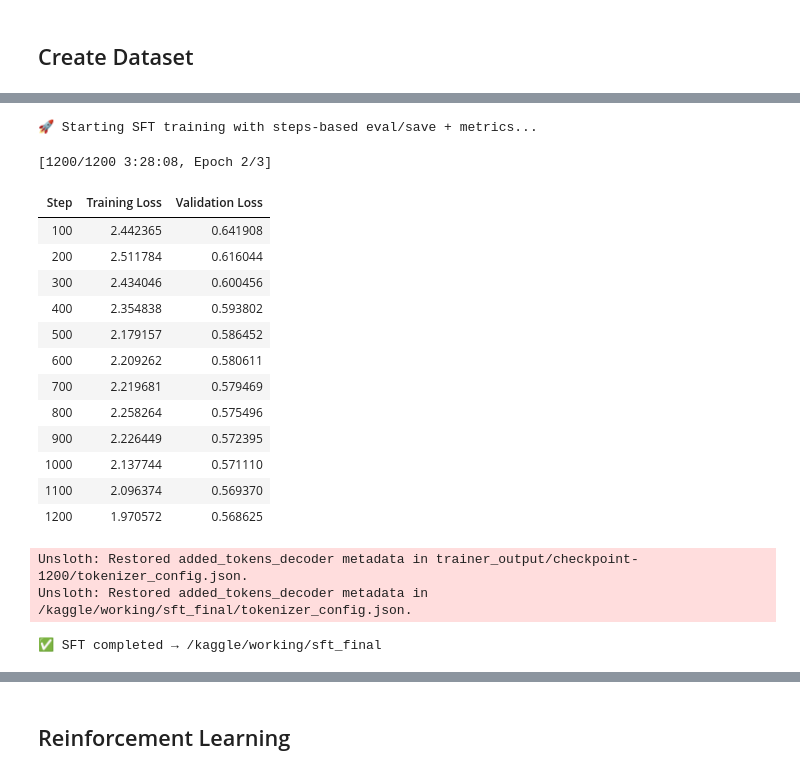
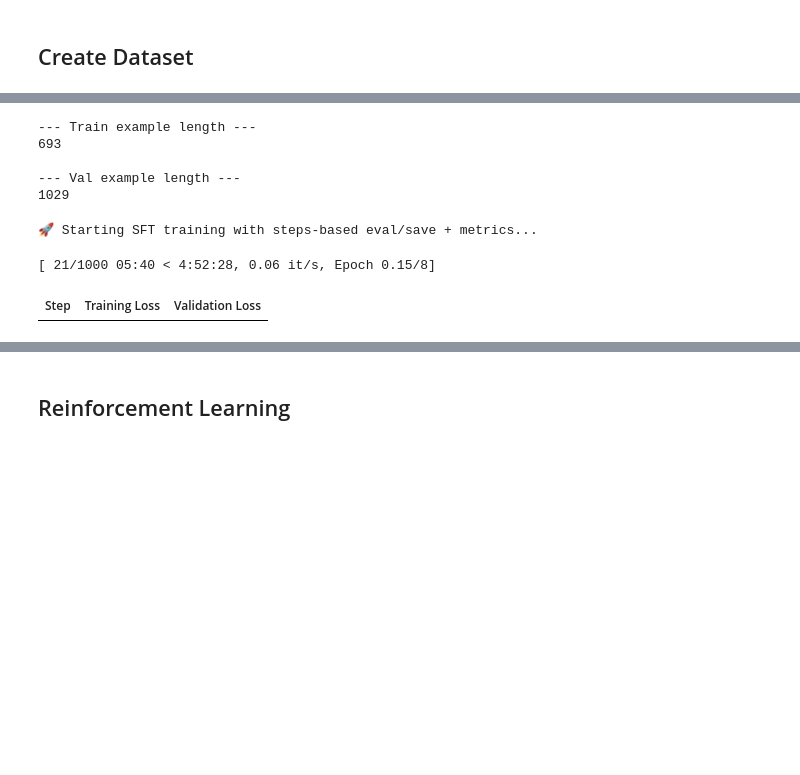
Before and after one commit to johnsonhk88/kaggle-NVIDIA-Nemotron-Model-Reasoning-Challenge, a Jupyter notebook: src/nvidia-nemotron-model-fine-tuning.ipynb, the cells around one changed output, grey strips where cells are left out. Cells and saved outputs as stored; diff of their text form; code cells hidden in the pictures; blank space fills up the shorter version.

Commit message:
feat : update cot-generate and nvidia-nemotron-model-fine-tuning notebooks, and train_cot2.csv

```diff
--- a/src/nvidia-nemotron-model-fine-tuning.ipynb
+++ b/src/nvidia-nemotron-model-fine-tuning.ipynb
@@ -301,7 +330,13 @@ if UNSLOTH_VERSION:
             model_name=model_name,
             max_seq_length=MAX_SEQ_LENGTH,
             load_in_4bit=LOAD_IN_4BIT,
+            load_in_8bit=False,
+            full_finetuning=False,
             trust_remote_code=True,
+            unsloth_force_compile=False,
+            # attn_implementation="eager",
+            # attn_implementation= "flash_attention_2", # Memotron not support
+            dtype=torch.bfloat16,
         )
 
         model = FastLanguageModel.get_peft_model(
@@ -309,11 +344,12 @@ if UNSLOTH_VERSION:
             r=16,
             lora_alpha=32,
             target_modules=["q_proj", "k_proj", "v_proj", "o_proj", "gate_proj", "up_proj", "down_proj"],
-            lora_dropout=0.05,
+            lora_dropout= 0.0, #0.05,
             bias="none",
             use_gradient_checkpointing="unsloth", #"unsloth",   # Best for memory + stability
-            random_state=3407,
+            random_state=42,
         )
+        model.print_trainable_parameters()
         return model, tokenizer
 
 else:
@@ -867 +1101,6 @@ Dataset({
 })
+# %%
+dataset = dataset.map(
+    lambda x: {"row_len": [len(text) for text in x["text"]]},
+    batched=True
+)
@@ -911,5 +1186,17 @@ MLflow run started: eval_sft_training (ID: eee9f7b7d85f47e1a6f54915d38744fa)
+# %%
+# Also check a few samples
+print("\n--- Train example length ---")
+print(len(dataset["train"][0]['text']))
+print("\n--- Val example length ---")
+print(len(dataset["test"][0]['text']))
+# %% [output]
+--- Train example length ---
+693
+
+--- Val example length ---
+1029
 # %%
-TOTAL_STEPS= 1200 #200 #1200 #1000 #200 #1000 #100
+TOTAL_STEPS= 1000 #1000 #1200 #200 #1200 #1000 #200 #1000 #100
 SAVE_STEPS = TOTAL_STEPS  * 3 #// 1
 EVAL_STEPS = 100
 # %%
@@ -926,18 +1213,19 @@ if CFG.SFT: # use Supervised Fine Tuning
             eval_dataset=dataset["test"],
             # compute_metrics=compute_metric,
             args = SFTConfig(
+                max_length=4096, #8192,
                 dataset_text_field = "text",
                 completion_only_loss=True,  # ← Recommended for reasoning
-                per_device_train_batch_size=4,
-                gradient_accumulation_steps=4,
-                per_device_eval_batch_size=4,          # ← CRITICAL for OOM fix
-                eval_accumulation_steps=4,             # ← CRITICAL for OOM fix
-                warmup_steps = 50, #5,
+                per_device_train_batch_size=1,
+                gradient_accumulation_steps=8, #4,
+                per_device_eval_batch_size=1,          # ← CRITICAL for OOM fix
+                eval_accumulation_steps=8,             # ← CRITICAL for OOM fix
+                warmup_steps = 0.08, #5,
                 num_train_epochs = 1, # Set this for 1 full training run.
                 max_steps=TOTAL_STEPS, # for testing
-                learning_rate = 1e-4, # Reduce to 2e-5 for long training runs
+                learning_rate = 2e-4, #1e-4, # Reduce to 2e-5 for long training runs
                 logging_steps = 20,
-
+                # dataloader_num_workers=2,
 
                 eval_strategy="steps",
                 save_strategy="steps",  # avoid save a lot of checkpoint (limited space in ouput directory)
@@ -947,7 +1235,7 @@ if CFG.SFT: # use Supervised Fine Tuning
                 optim = "adamw_8bit",
                 weight_decay = 0.01,     # ← Increased # 0.001,
                 lr_scheduler_type = "linear",
-                seed = 3407,
+                seed = 42,
                 # metric_for_best_model="accuracy",      # ← your request
                 # greater_is_better=True,                # ← your request
                 load_best_model_at_end=False,
@@ -966,7 +1254,7 @@ if CFG.SFT: # use Supervised Fine Tuning
     else:
         training_args = SFTConfig(
             output_dir= "/kaggle/working" , #SFT_ADAPTER,
-            max_length=4096,
+            max_length= 8192, #4096,
             completion_only_loss=True,
             per_device_train_batch_size=4,
             gradient_accumulation_steps=4,
@@ -1012,28 +1302,16 @@ if CFG.SFT: # use Supervised Fine Tuning
 # %%
 if CFG.SFT:
     print("🚀 Starting SFT training with steps-based eval/save + metrics...")
+    t0 = time.time()
     trainer.train()
+    elapsed = time.time() - t0
+    print(f"Training done in {elapsed/60:.1f} min")
     trainer.save_model(SFT_ADAPTER)
     print(f"✅ SFT completed → {SFT_ADAPTER}")
 # %% [output]
 🚀 Starting SFT training with steps-based eval/save + metrics...
-[1200/1200 3:28:08, Epoch 2/3]
+[ 21/1000 05:40 < 4:52:28, 0.06 it/s, Epoch 0.15/8]
 | Step | Training Loss | Validation Loss |
-| 100 | 2.442365 | 0.641908 |
-| 200 | 2.511784 | 0.616044 |
-| 300 | 2.434046 | 0.600456 |
-| 400 | 2.354838 | 0.593802 |
-| 500 | 2.179157 | 0.586452 |
-| 600 | 2.209262 | 0.580611 |
-| 700 | 2.219681 | 0.579469 |
-| 800 | 2.258264 | 0.575496 |
-| 900 | 2.226449 | 0.572395 |
-| 1000 | 2.137744 | 0.571110 |
-| 1100 | 2.096374 | 0.569370 |
-| 1200 | 1.970572 | 0.568625 |
-Unsloth: Restored added_tokens_decoder metadata in trainer_output/checkpoint-1200/tokenizer_config.json.
-Unsloth: Restored added_tokens_decoder metadata in /kaggle/working/sft_final/tokenizer_config.json.
-✅ SFT completed → /kaggle/working/sft_final
 # %%
 if CFG.SFT:
     trainHistoryDF = pd.DataFrame(trainer.state.log_history)
```
Also changed, not shown: parts of 44 cells of this notebook, 2 other files.
